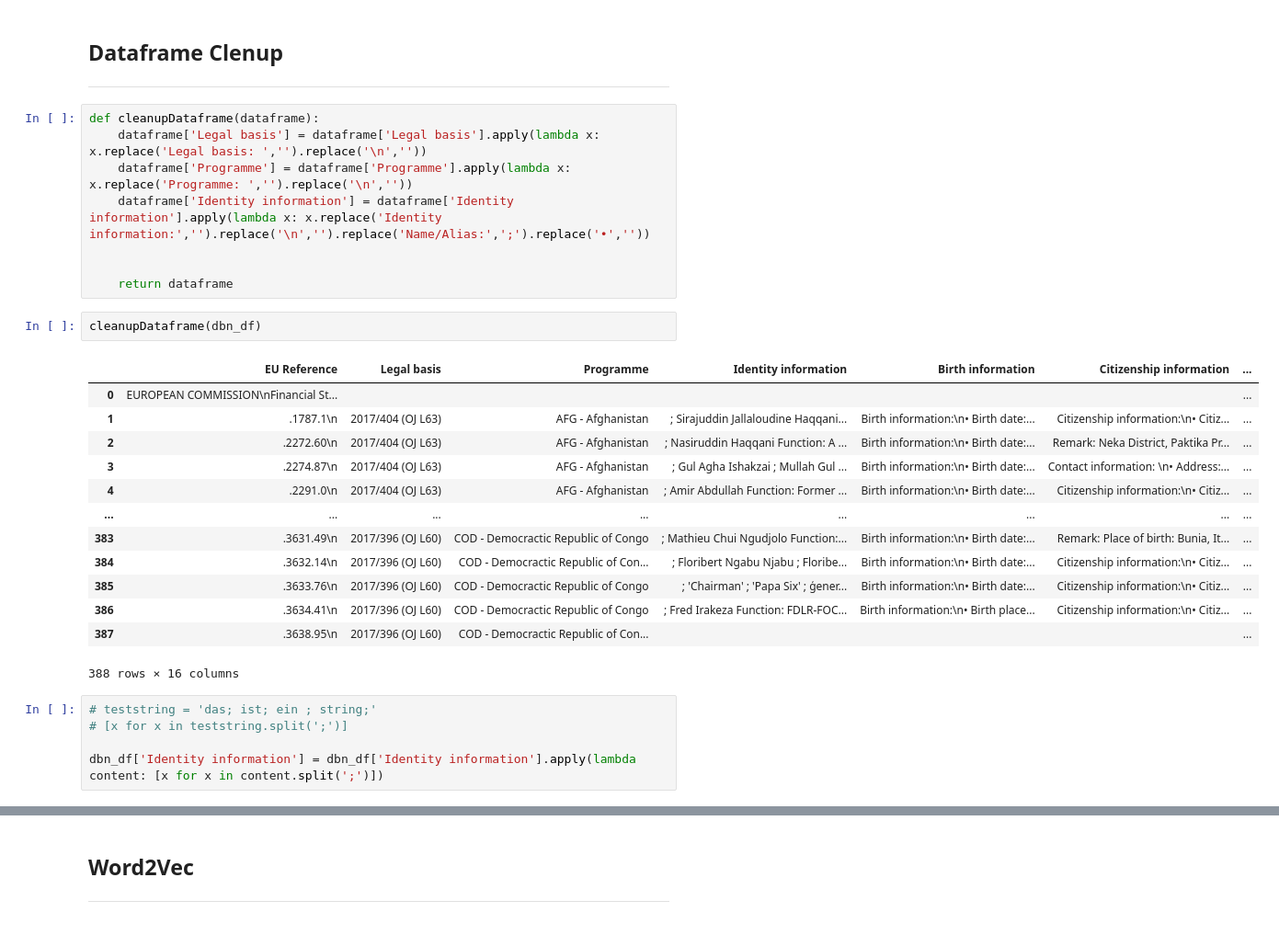
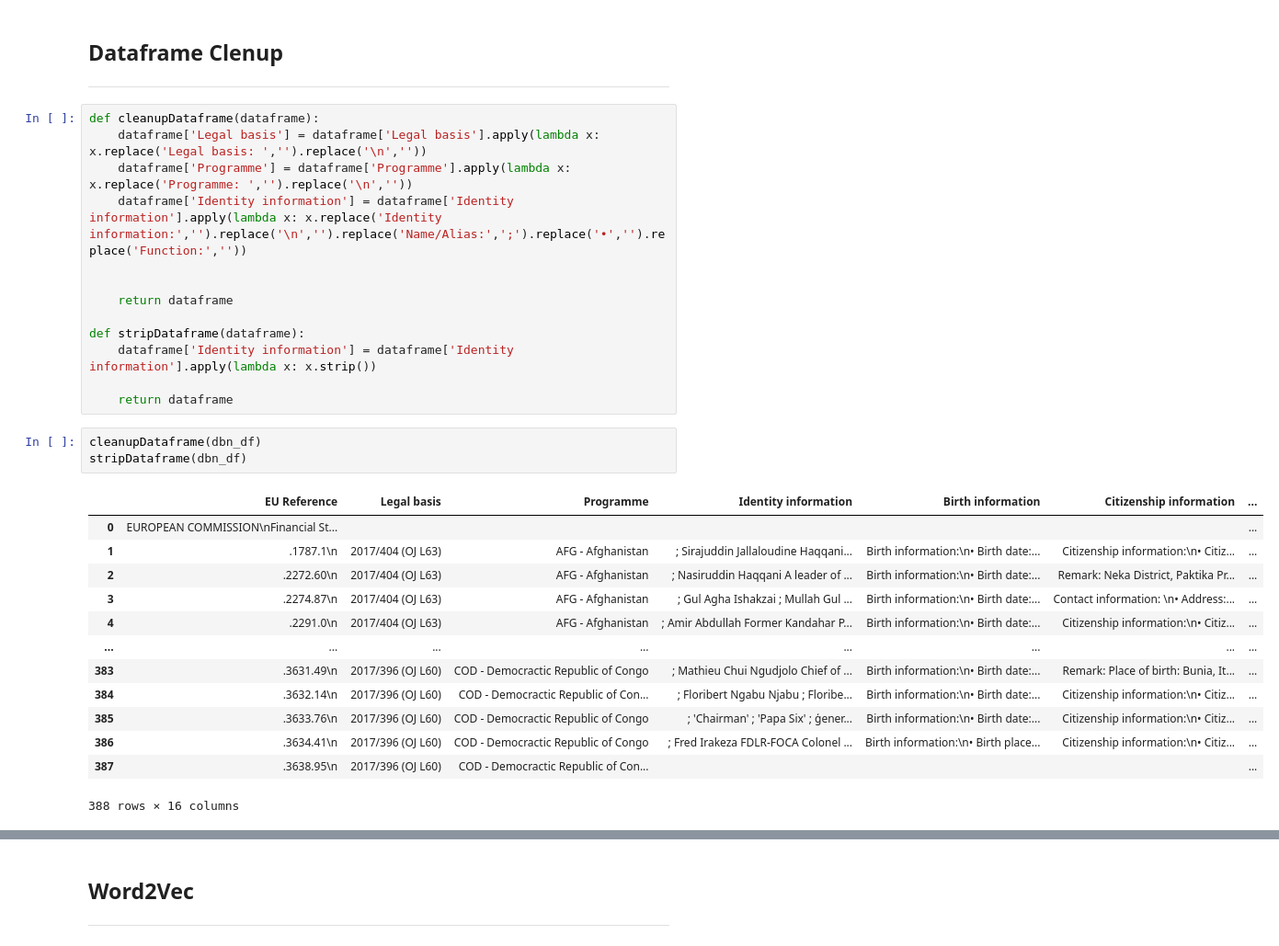
Before and after one commit to j0si/fuzzy_sanctions, a Jupyter notebook: wordEmbedding.ipynb, the cells around one changed output, grey strips where cells are left out. Shown at 92% size. Saved outputs shown, nothing was run; the diff lists cells and outputs as text.

```diff
--- a/wordEmbedding.ipynb
+++ b/wordEmbedding.ipynb
@@ -71,28 +71,29 @@ dbn_df['Identity information'][1]
 def cleanupDataframe(dataframe):
     dataframe['Legal basis'] = dataframe['Legal basis'].apply(lambda x: x.replace('Legal basis: ','').replace('\n',''))
     dataframe['Programme'] = dataframe['Programme'].apply(lambda x: x.replace('Programme: ','').replace('\n',''))
-    dataframe['Identity information'] = dataframe['Identity information'].apply(lambda x: x.replace('Identity information:','').replace('\n','').replace('Name/Alias:',';').replace('•',''))
+    dataframe['Identity information'] = dataframe['Identity information'].apply(lambda x: x.replace('Identity information:','').replace('\n','').replace('Name/Alias:',';').replace('•','').replace('Function:',''))
 
 
     return dataframe
+
+def stripDataframe(dataframe):
+    dataframe['Identity information'] = dataframe['Identity information'].apply(lambda x: x.strip())
+
+    return dataframe
 # %%
 cleanupDataframe(dbn_df)
+stripDataframe(dbn_df)
 # %% [output]
 |  | EU Reference | Legal basis | Programme | Identity information | Birth information | Citizenship information | ... |
 | 0 | EUROPEAN COMMISSION\nFinancial St... |  |  |  |  |  | ... |
 | 1 | .1787.1\n | 2017/404 (OJ L63) | AFG - Afghanistan | ; Sirajuddin Jallaloudine Haqqani... | Birth information:\n• Birth date:... | Citizenship information:\n• Citiz... | ... |
-| 2 | .2272.60\n | 2017/404 (OJ L63) | AFG - Afghanistan | ; Nasiruddin Haqqani Function: A ... | Birth information:\n• Birth date:... | Remark: Neka District, Paktika Pr... | ... |
+| 2 | .2272.60\n | 2017/404 (OJ L63) | AFG - Afghanistan | ; Nasiruddin Haqqani A leader of ... | Birth information:\n• Birth date:... | Remark: Neka District, Paktika Pr... | ... |
 | 3 | .2274.87\n | 2017/404 (OJ L63) | AFG - Afghanistan | ; Gul Agha Ishakzai ; Mullah Gul ... | Birth information:\n• Birth date:... | Contact information: \n• Address:... | ... |
-| 4 | .2291.0\n | 2017/404 (OJ L63) | AFG - Afghanistan | ; Amir Abdullah Function: Former ... | Birth information:\n• Birth date:... | Citizenship information:\n• Citiz... | ... |
+| 4 | .2291.0\n | 2017/404 (OJ L63) | AFG - Afghanistan | ; Amir Abdullah Former Kandahar P... | Birth information:\n• Birth date:... | Citizenship information:\n• Citiz... | ... |
 | ... | ... | ... | ... | ... | ... | ... | ... |
-| 383 | .3631.49\n | 2017/396 (OJ L60) | COD - Democractic Republic of Congo | ; Mathieu Chui Ngudjolo Function:... | Birth information:\n• Birth date:... | Remark: Place of birth: Bunia, It... | ... |
+| 383 | .3631.49\n | 2017/396 (OJ L60) | COD - Democractic Republic of Congo | ; Mathieu Chui Ngudjolo Chief of ... | Birth information:\n• Birth date:... | Remark: Place of birth: Bunia, It... | ... |
 | 384 | .3632.14\n | 2017/396 (OJ L60) | COD - Democractic Republic of Con... | ; Floribert Ngabu Njabu ; Floribe... | Birth information:\n• Birth date:... | Citizenship information:\n• Citiz... | ... |
 | 385 | .3633.76\n | 2017/396 (OJ L60) | COD - Democractic Republic of Congo | ; 'Chairman' ; 'Papa Six' ; ģener... | Birth information:\n• Birth date:... | Citizenship information:\n• Citiz... | ... |
-| 386 | .3634.41\n | 2017/396 (OJ L60) | COD - Democractic Republic of Congo | ; Fred Irakeza Function: FDLR-FOC... | Birth information:\n• Birth place... | Citizenship information:\n• Citiz... | ... |
+| 386 | .3634.41\n | 2017/396 (OJ L60) | COD - Democractic Republic of Congo | ; Fred Irakeza FDLR-FOCA Colonel ... | Birth information:\n• Birth place... | Citizenship information:\n• Citiz... | ... |
 | 387 | .3638.95\n | 2017/396 (OJ L60) | COD - Democractic Republic of Con... |  |  |  | ... |
 388 rows × 16 columns
-# %%
-# teststring = 'das; ist; ein ; string;'
-# [x for x in teststring.split(';')]
-
-dbn_df['Identity information'] = dbn_df['Identity information'].apply(lambda content: [x for x in content.split(';')])
```
Also changed, not shown: parts of 6 cells of this notebook.
